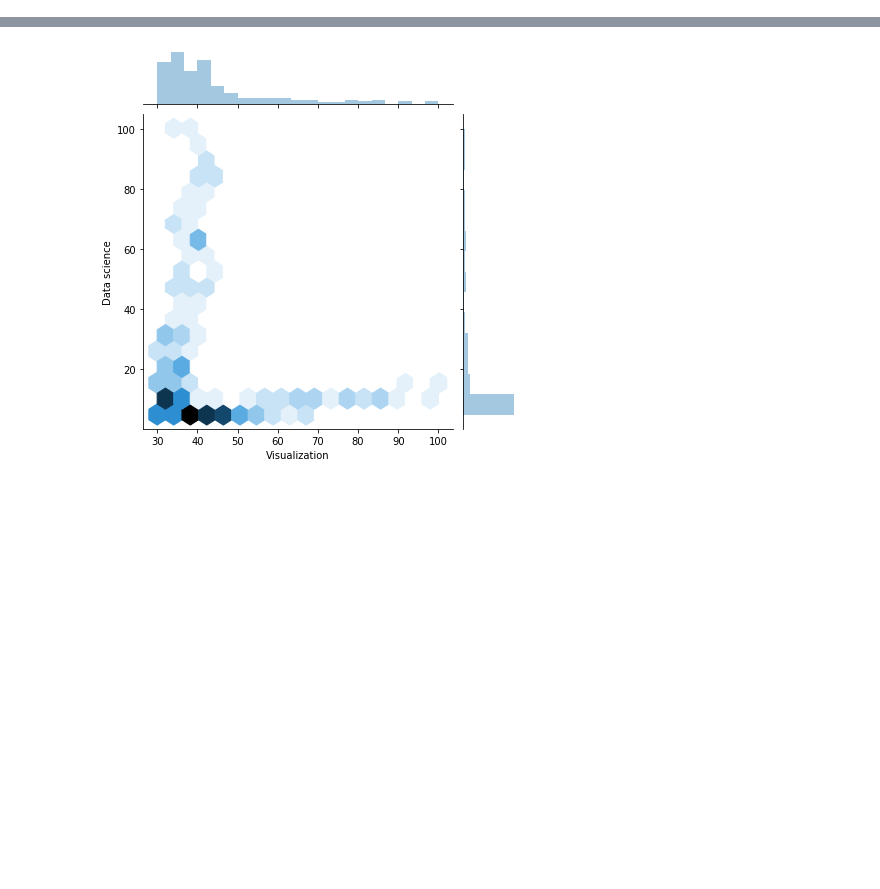
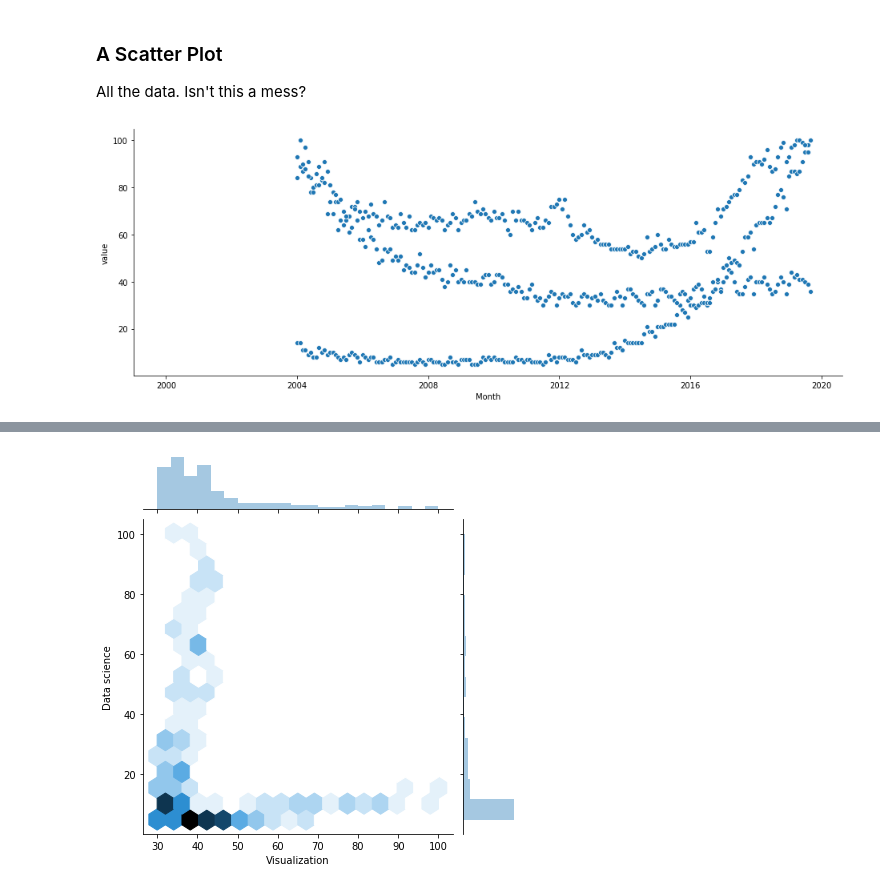
Before and after one commit to lucasdurand/visualization-seminar, a Jupyter notebook: Part 2 - Static Plots/Seaborn.ipynb, the cells around one changed output, grey strips where cells are left out. Saved outputs shown, nothing was run; the diff lists cells and outputs as text; code cells hidden in the pictures; blank space fills up the shorter version.

```diff
--- a/Part 2 - Static Plots/Seaborn.ipynb
+++ b/Part 2 - Static Plots/Seaborn.ipynb
@@ -22,0 +41,9 @@ dfs.plot(x="Month", figsize=(15,5));
+# %% [markdown]
+### A Scatter Plot
+
+All the data. Isn't this a mess?
+# %%
+g = sns.relplot(x="Month", y="value", data=melted_dfs)
+g.fig.set_figwidth(15)
+# %% [output]
+[figure, added]
```
Also changed, not shown: parts of 37 cells of this notebook, 2 other files.
